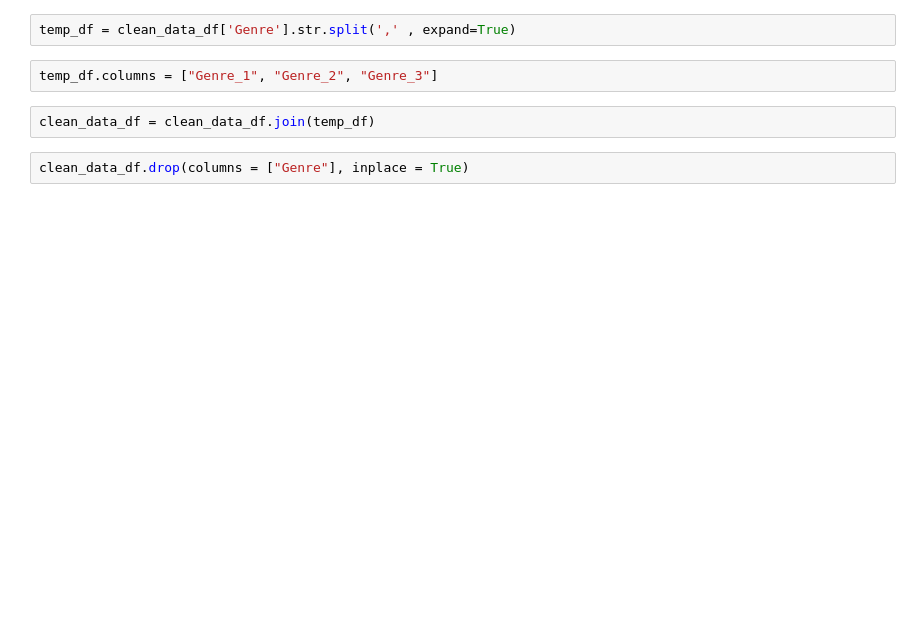
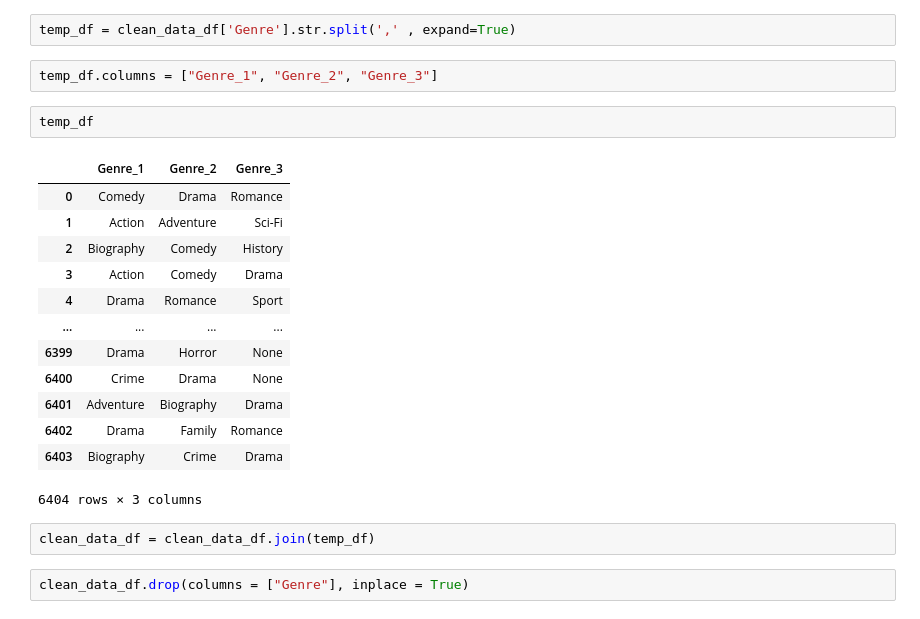
Before and after one commit to spandya3/project-01-MJJS, a Jupyter notebook: Genre_clean.ipynb, the cells around one changed output. Drawn from its saved outputs; the diff is of its cells as text; blank space fills up the shorter version.

```diff
--- a/Genre_clean.ipynb
+++ b/Genre_clean.ipynb
@@ -9,6 +25,22 @@ clean_data_df = pd.DataFrame(movie_data)
 temp_df = clean_data_df['Genre'].str.split(',' , expand=True)
 # %%
 temp_df.columns = ["Genre_1", "Genre_2", "Genre_3"]
+# %%
+temp_df
+# %% [output]
+|  | Genre_1 | Genre_2 | Genre_3 |
+| 0 | Comedy | Drama | Romance |
+| 1 | Action | Adventure | Sci-Fi |
+| 2 | Biography | Comedy | History |
+| 3 | Action | Comedy | Drama |
+| 4 | Drama | Romance | Sport |
+| ... | ... | ... | ... |
+| 6399 | Drama | Horror | None |
+| 6400 | Crime | Drama | None |
+| 6401 | Adventure | Biography | Drama |
+| 6402 | Drama | Family | Romance |
+| 6403 | Biography | Crime | Drama |
+6404 rows × 3 columns
 # %%
 clean_data_df = clean_data_df.join(temp_df)
 # %%
```
Also changed, not shown: parts of 7 cells of this notebook, 3 other files.
